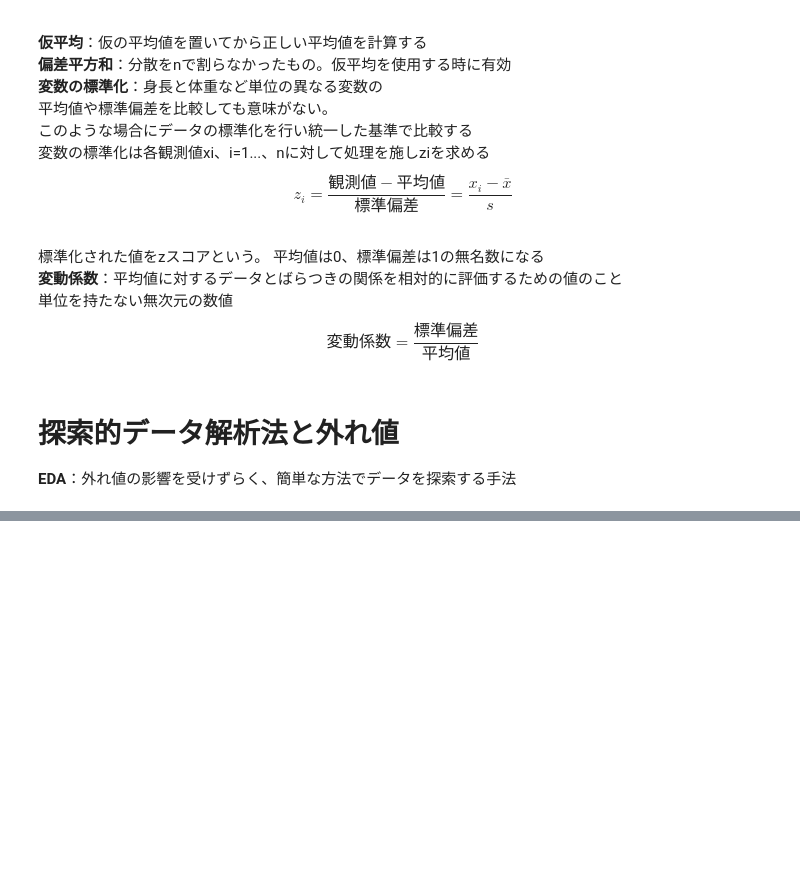
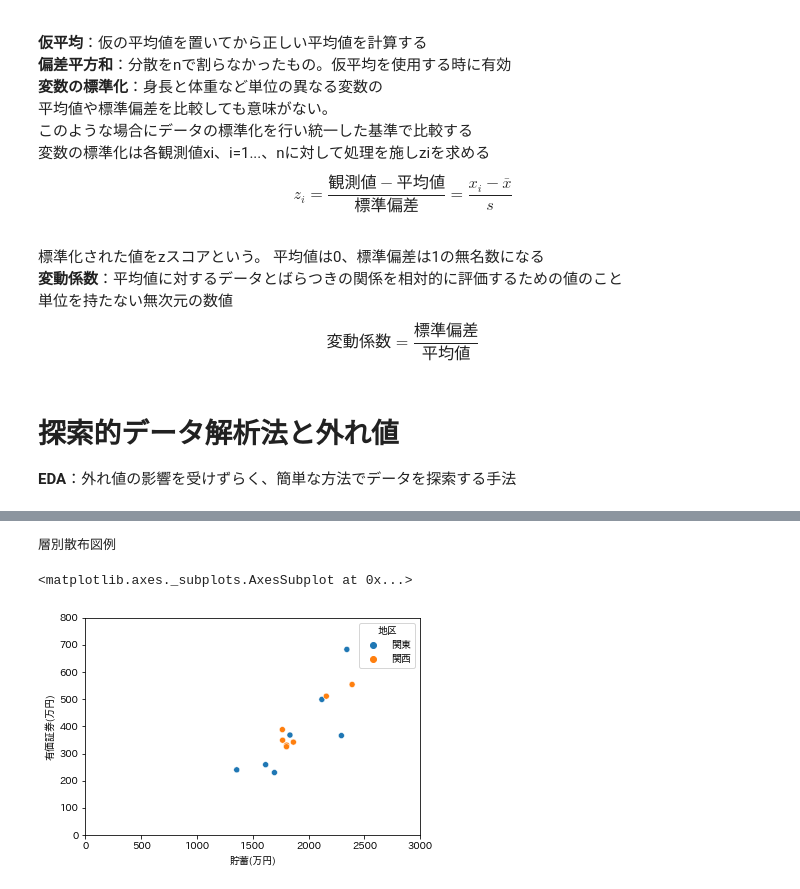
Before and after one commit to sakuragi-zero/yatteiki, a Jupyter notebook: statistics/Chapter1_4.ipynb, the cells around one changed output, grey strips where cells are left out. Drawn from its saved outputs; the diff is of its cells as text; code cells hidden in the pictures; blank space fills up the shorter version.

```diff
--- a/statistics/Chapter1_4.ipynb
+++ b/statistics/Chapter1_4.ipynb
@@ -257,0 +257,11 @@ $$
+# %%
+# 層別散布図
+print("層別散布図")
+savings_data = pd.DataFrame({
+    '貯蓄(万円)': [1355, 1614, 1693, 2293, 1832, 2118, 2342, 1766, 1802, 1764, 1863, 2158, 2389, 1801],
+    '有価証券(万円)': [240, 259, 230, 366, 368, 499, 683, 349, 331, 388, 342, 511, 554, 325],
+    '地区': ['関東', '関東', '関東', '関東', '関東', '関東', '関東', '関西', '関西', '関西', '関西', '関西', '関西', '関西']
+},
+index = ['水戸市', '宇都宮市', '前橋市', 'さいたま市', '千葉市', '東京都区部', '横浜市', '津市', '大津市', '京都市', '大阪市', '神戸市', '奈良市', '和歌山市'],
+)
+savings_data
@@ -257,0 +285,9 @@ $$
+# %%
+print("層別散布図例")
+plt.xlim(0, 3000)
+plt.ylim(0, 800)
+sns.scatterplot(x = '貯蓄(万円)', y = '有価証券(万円)', hue='地区', data = savings_data)
+# %% [output]
+層別散布図例
+<matplotlib.axes._subplots.AxesSubplot at 0x...>
+[figure, added]
```
Also changed, not shown: parts of 22 cells of this notebook.
